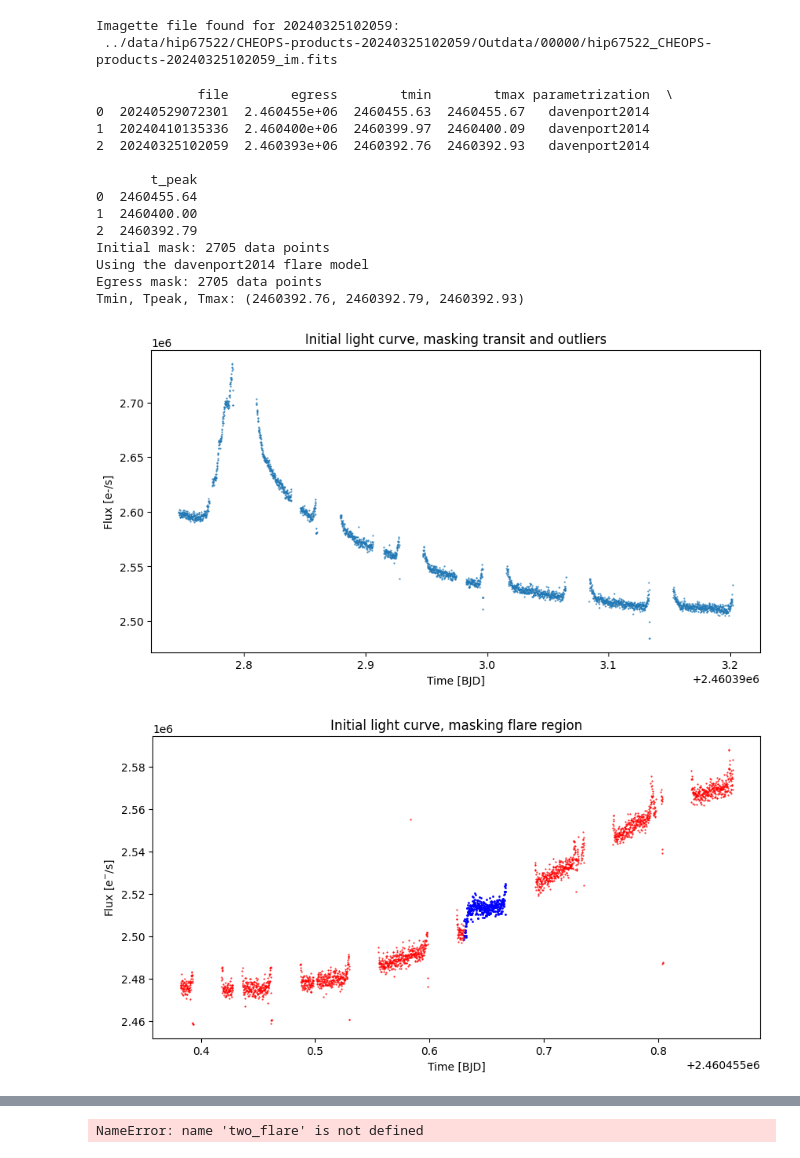
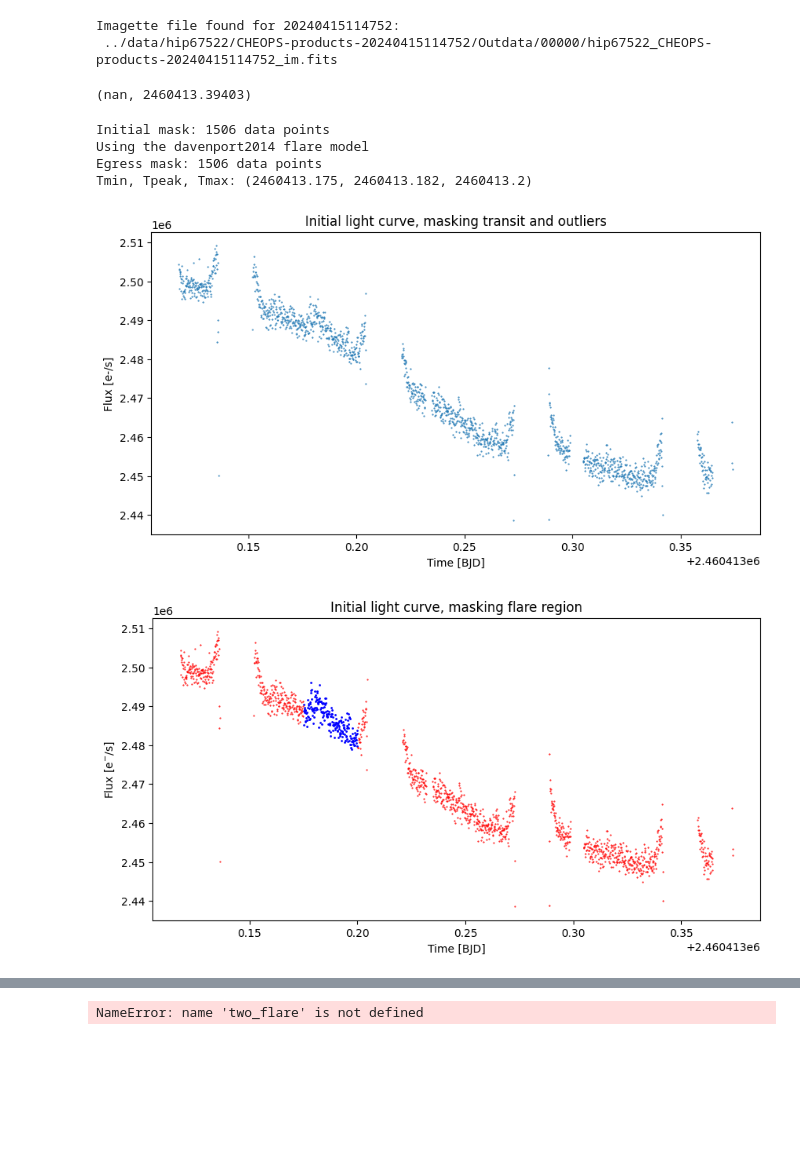
Before and after one commit to ekaterinailin/hip67522-spi, a Jupyter notebook: extract_flare.ipynb, the cells around one changed output, grey strips where cells are left out. Cells and saved outputs as stored; diff of their text form; code cells hidden in the pictures; blank space fills up the shorter version.

```diff
--- a/extract_flare.ipynb
+++ b/extract_flare.ipynb
@@ -62,7 +62,7 @@ def flare_factor(teff, radius, wav, resp,  tflare=10000):
     return factor.to("erg/s")
 # %%
 # GET THE IMAGE DATA -----------------------------------------------------------
-file = "20240325102059"
+file = "20240415114752"
 IMG = f'../data/hip67522/CHEOPS-products-{file}/Outdata/00000/hip67522_CHEOPS-products-{file}_im.fits'
 hdulist = fits.open(IMG)
 print(f"Imagette file found for {file}:\n {IMG}\n")
@@ -82,8 +82,8 @@ f = f.byteswap().newbyteorder()
 ferr = ferr.byteswap().newbyteorder()
 roll = roll.byteswap().newbyteorder()
 # %% [output]
-Imagette file found for 20240325102059:
- ../data/hip67522/CHEOPS-products-20240325102059/Outdata/00000/hip67522_CHEOPS-products-20240325102059_im.fits
+Imagette file found for 20240415114752:
+ ../data/hip67522/CHEOPS-products-20240415114752/Outdata/00000/hip67522_CHEOPS-products-20240415114752_im.fits
 # %%
 # input parameters
 
@@ -95,52 +95,51 @@ row = df[df["file"] == int(file)].iloc[0]
 
 # get the parameters
 egress = row.egress
+ingress = row.ingress
 tmin = row.tmin
 tmax = row.tmax
 t_peak = row.t_peak
 parametrization = row.parametrization
+
+egress, ingress
 # %% [output]
-             file        egress        tmin        tmax parametrization  \
-0  20240529072301  2.460455e+06  2460455.63  2460455.67   davenport2014
-1  20240410135336  2.460400e+06  2460399.97  2460400.09   davenport2014
-2  20240325102059  2.460393e+06  2460392.76  2460392.93   davenport2014
-
-       t_peak
-0  2460455.64
-1  2460400.00
-2  2460392.79
-Initial mask: 2705 data points
-Using the davenport2014 flare model
-Egress mask: 2705 data points
-Tmin, Tpeak, Tmax: (2460392.76, 2460392.79, 2460392.93)
+(nan, 2460413.39403)
 # %%
 %matplotlib inline
 
-mask = (f < 2.9e6) & (f > 2.43e6) & (t > egress + 0.03)
+
+if ~np.isnan(ingress):
+    mask = (f < 2.9e6) & (f > 2.43e6) & (t < ingress - 0.02)
+elif ~np.isnan(egress):
+    mask = (f < 2.9e6) & (f > 2.43e6) & (t > egress + 0.2)
 
 t = t[mask]
 f = f[mask]
 roll = roll[mask]
 ferr = ferr[mask]
 
 
 
 print(f"Initial mask: {mask.sum()} data points")
 
 print(f"Using the {parametrization} flare model")
 
 print(f"Egress mask: {mask.sum()} data points")
 
 print(f"Tmin, Tpeak, Tmax: {tmin, t_peak, tmax}")
 
 plt.figure(figsize=(10, 5))
 plt.plot(t, f, ".", markersize=1)
 plt.xlabel("Time [BJD]")
 plt.ylabel("Flux [e-/s]")
 plt.title("Initial light curve, masking transit and outliers")
 plt.savefig(f"../plots/{file}/flares/hip67522_initial_lc.png")
 # %% [output]
+Initial mask: 1506 data points
+Using the davenport2014 flare model
+Egress mask: 1506 data points
+Tmin, Tpeak, Tmax: (2460413.175, 2460413.182, 2460413.2)
-[figure, old version]
+[figure, new version]
 # %%
 flare_mask = np.zeros_like(f, dtype=bool)
 
@@ -157,7 +156,7 @@ plt.title("Initial light curve, masking flare region")
 plt.savefig(f"../plots/{file}/flares/hip67522_initial_lc_flare_mask.png")
 # plt.xlim(2460392.7, 2460392.8)
 # %% [output]
-[figure, old version]
+[figure, new version]
 # %%
 
 # 5th degree polynomial with a time offset
```
Also changed, not shown: parts of 16 cells of this notebook, 2 other files.
